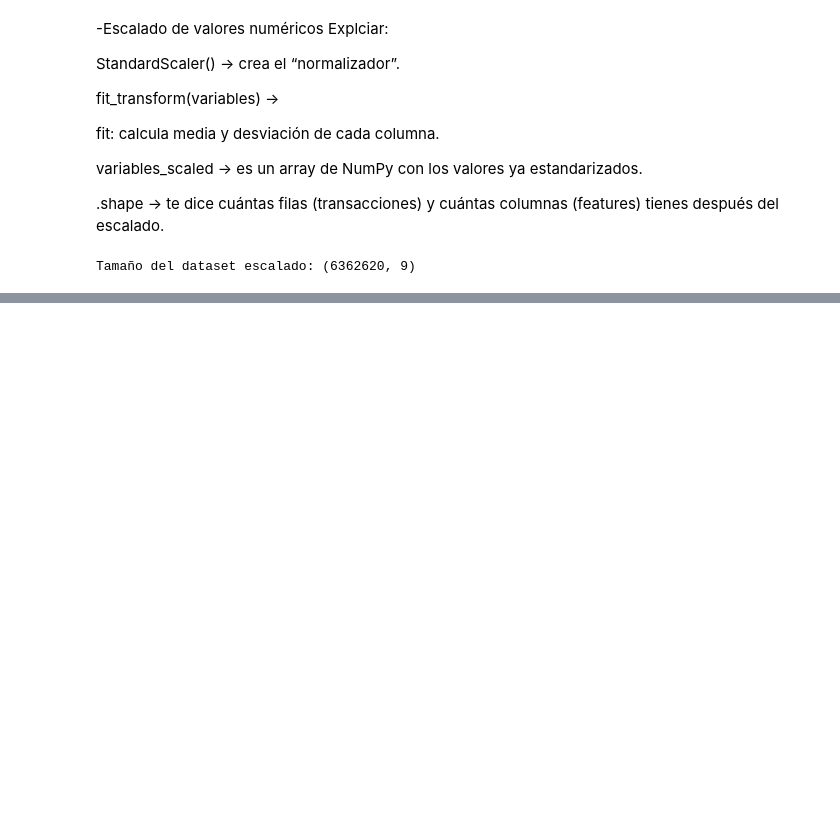
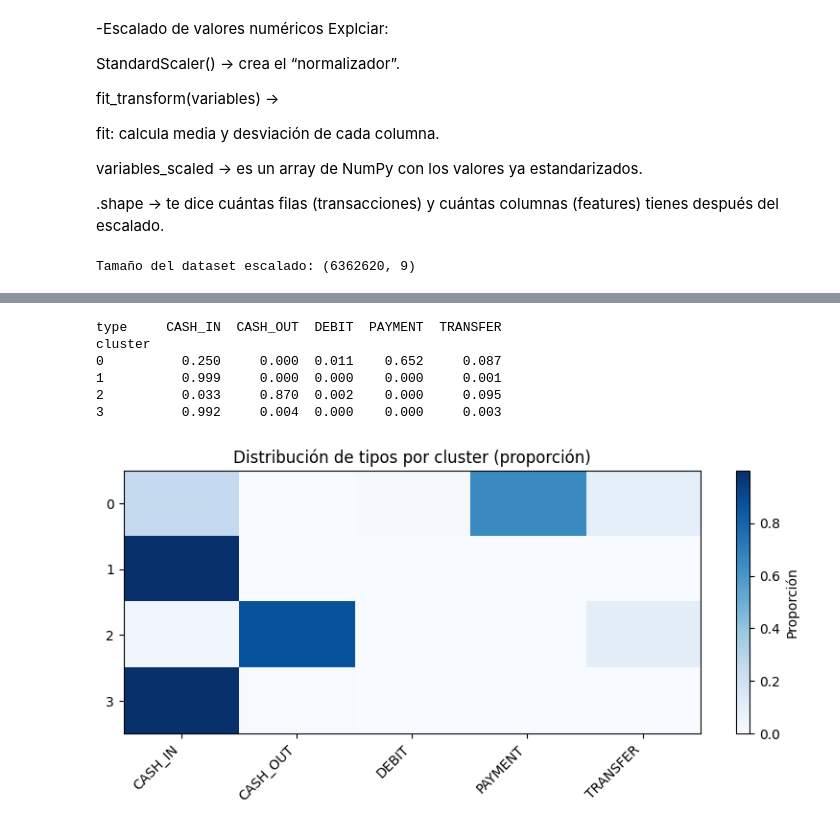
Before and after one commit to SantiagoRR17/BigDataProject, a Jupyter notebook: Alisito2.ipynb, the cells around one changed output, grey strips where cells are left out. Drawn from its saved outputs; the diff is of its cells as text; code cells hidden in the pictures; blank space fills up the shorter version.

```diff
--- a/Alisito2.ipynb
+++ b/Alisito2.ipynb
@@ -276,8 +327,29 @@ plt.show()
 # %%
-# Entrenar modelo con k=4
-kmeans = KMeans(n_clusters=4, random_state=42, n_init=10)
-df["cluster"] = kmeans.fit_predict(df_scaled)
+# Entrenar modelo con k=4 (rápido) y validar con silhouette en muestra
+from sklearn.cluster import MiniBatchKMeans
+from sklearn.metrics import silhouette_score
 
-print(df.head())
-print(df["cluster"].value_counts())
+k_opt = 4
+mbk = MiniBatchKMeans(n_clusters=k_opt, random_state=42, n_init=5, batch_size=4096, max_iter=200)
+labels = mbk.fit_predict(X_np)
+
+# Adjuntar etiquetas al df original sin modificar columnas fuente
+df["cluster"] = labels
+
+# Conteo por cluster
+print(df["cluster"].value_counts().sort_index())
+
+# Silhouette en una muestra (para acelerar). Si el dataset es pequeño, usa todo.
+try:
+    n = X_np.shape[0]
+    sample_size = min(50000, n)  # ajusta si quieres más precisión
+    if sample_size < n:
+        rng = np.random.default_rng(42)
+        idx = rng.choice(n, size=sample_size, replace=False)
+        sil = silhouette_score(X_np[idx], labels[idx])
+    else:
+        sil = silhouette_score(X_np, labels)
+    print(f"Silhouette promedio (k={k_opt}, muestra={sample_size}): {sil:.4f}")
+except Exception as e:
+    print("No fue posible calcular silhouette:", e)
 # %% [output]
@@ -324,0 +424,22 @@ cluster
+# %%
+# Distribución de tipos por cluster
+ct = pd.crosstab(df["cluster"], df["type"], normalize="index").round(3)
+print(ct)
+
+# Visual en heatmap sencillo
+plt.figure(figsize=(8,4))
+plt.imshow(ct.values, aspect='auto', cmap='Blues')
+plt.colorbar(label='Proporción')
+plt.xticks(ticks=range(ct.shape[1]), labels=ct.columns, rotation=45, ha='right')
+plt.yticks(ticks=range(ct.shape[0]), labels=ct.index)
+plt.title('Distribución de tipos por cluster (proporción)')
+plt.tight_layout()
+plt.show()
+# %% [output]
+type     CASH_IN  CASH_OUT  DEBIT  PAYMENT  TRANSFER
+cluster
+0          0.250     0.000  0.011    0.652     0.087
+1          0.999     0.000  0.000    0.000     0.001
+2          0.033     0.870  0.002    0.000     0.095
+3          0.992     0.004  0.000    0.000     0.003
+[figure, added]
```
Also changed, not shown: parts of 9 cells of this notebook.
